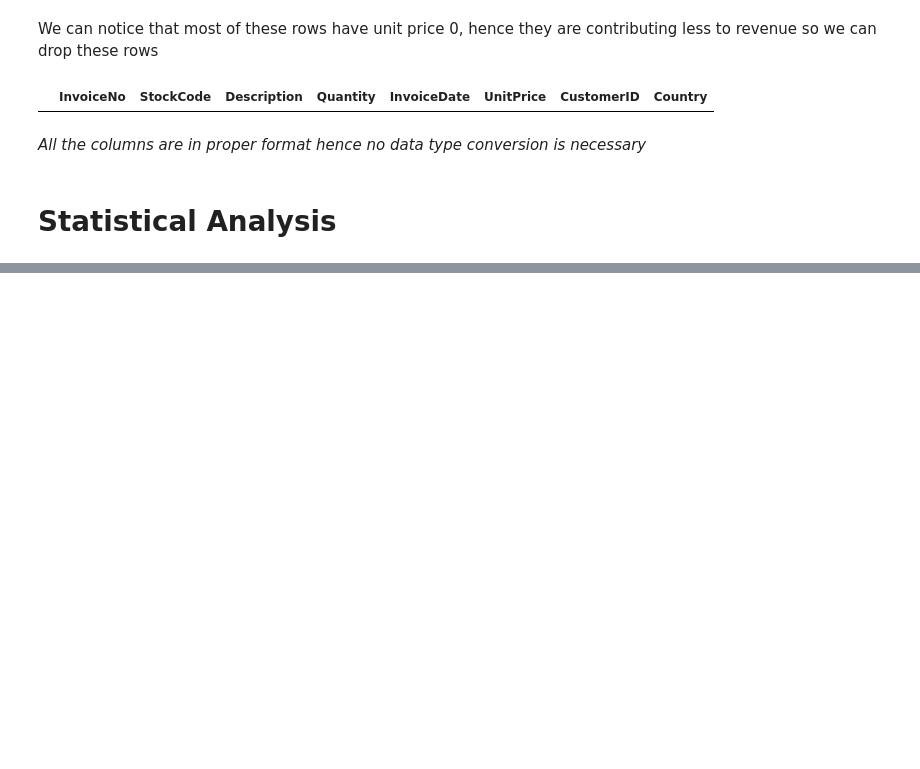
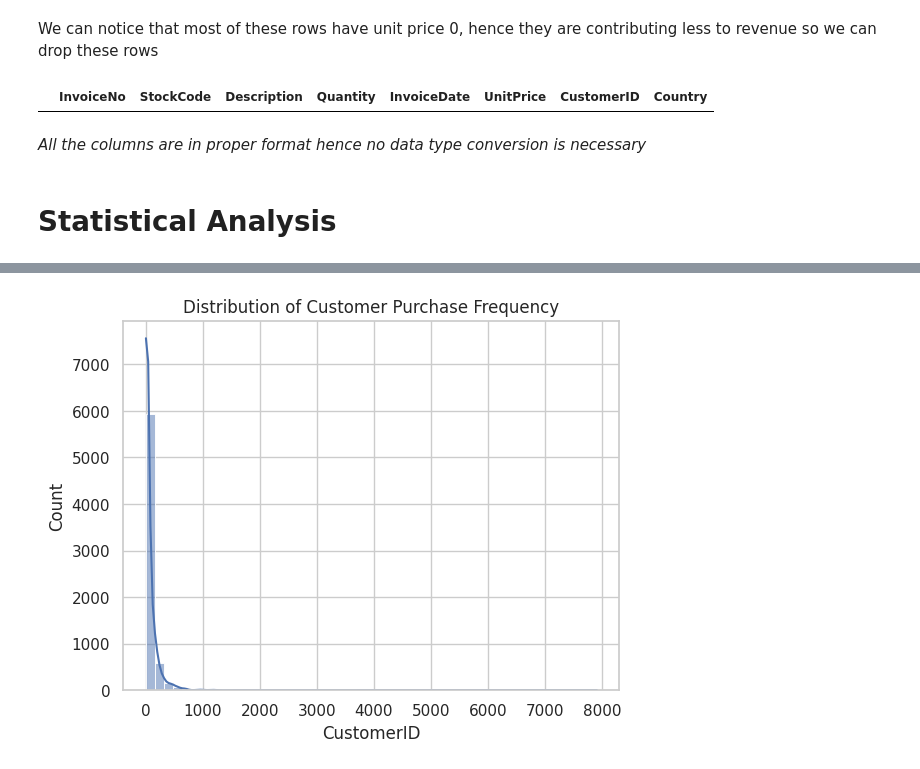
Before and after one commit to AnchalSharma02/Data-Science, a Jupyter notebook: Retail_Dataset_Analysis.ipynb, the cells around one changed output, grey strips where cells are left out. Saved outputs shown, nothing was run; the diff lists cells and outputs as text; code cells hidden in the pictures; blank space fills up the shorter version.

```diff
--- a/Retail_Dataset_Analysis.ipynb
+++ b/Retail_Dataset_Analysis.ipynb
@@ -281,0 +445,9 @@ data[data['Description'].isna()==True]
+# %%
+# Customers Analysis
+
+customer_counts = data['CustomerID'].value_counts()
+sns.histplot(customer_counts, bins=50, kde=True)
+plt.title('Distribution of Customer Purchase Frequency')
+plt.show()
+# %% [output]
+[figure, added]
```
Also changed, not shown: parts of 22 cells of this notebook.
